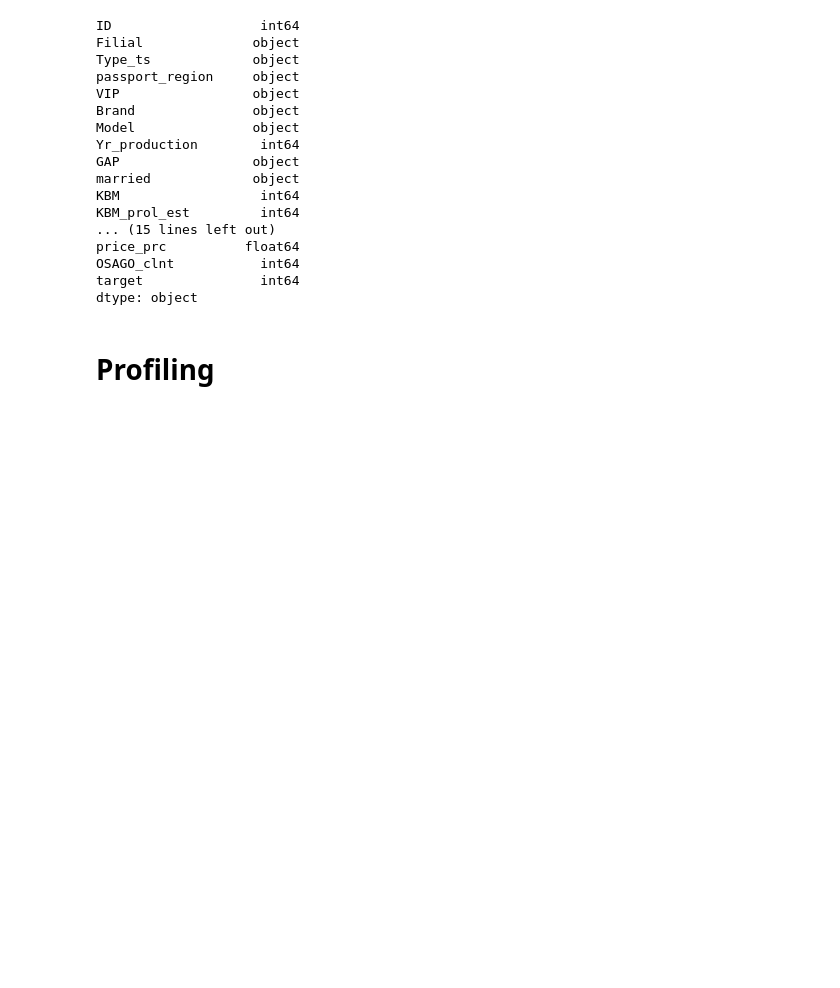
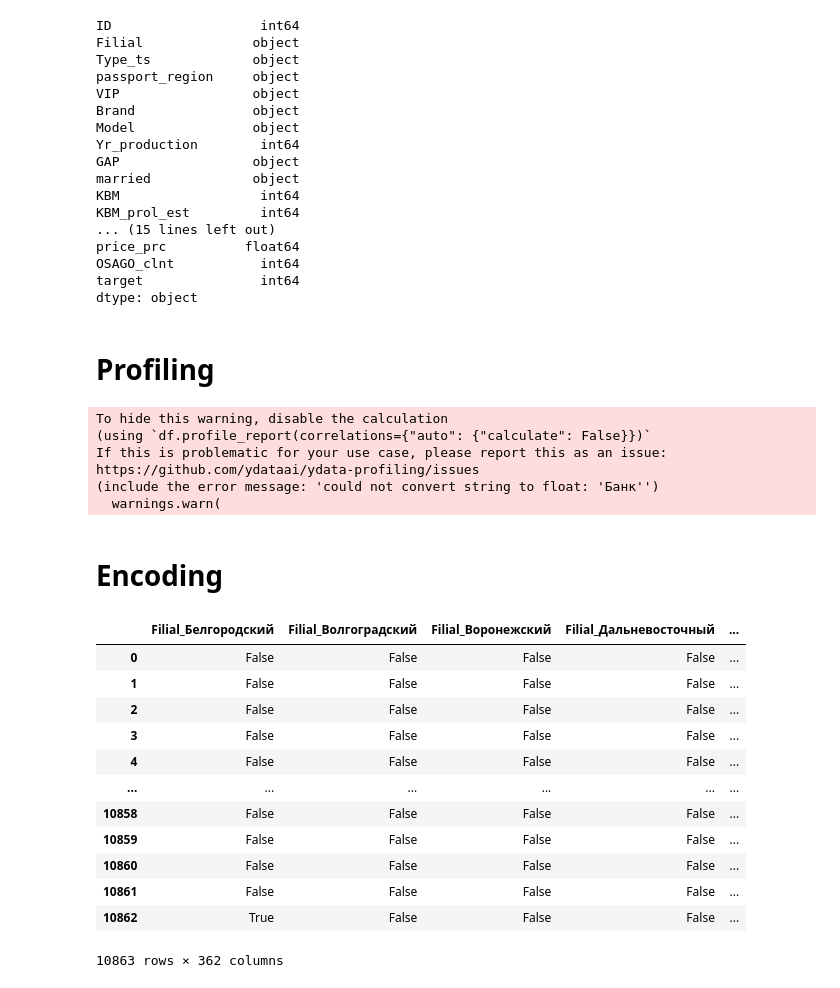
Before and after one commit to damnpav/insurance_task, a Jupyter notebook: notebooks/0_EDA.ipynb, the cells around one changed output. Cells and saved outputs as stored; diff of their text form; code cells hidden in the pictures; blank space fills up the shorter version.

```diff
--- a/notebooks/0_EDA.ipynb
+++ b/notebooks/0_EDA.ipynb
@@ -37,0 +36,13 @@ profile
+# %%
+profile.to_file('profile.html')
+# %% [output]
+To hide this warning, disable the calculation
+(using `df.profile_report(correlations={"auto": {"calculate": False}})`
+If this is problematic for your use case, please report this as an issue:
+https://github.com/ydataai/ydata-profiling/issues
+(include the error message: 'could not convert string to float: 'Банк'')
+  warnings.warn(
+# %% [markdown]
+# Encoding
+# %%
+categorized_data = df[['Filial', 'Type_ts', 'passport_region', 'VIP', 'Brand', 'Model', 'GAP', 'married', 'deduct', 'deduct_amount', 'product', 'Bank', 'channel - map', 'category', 'kvs_type', 'sex']]
@@ -37,0 +51,18 @@ profile
+# %%
+df_encoded = pd.get_dummies(categorized_data)
+# %%
+df_encoded # TODO check hotel task
+# %% [output]
+|  | Filial_Белгородский | Filial_Волгоградский | Filial_Воронежский | Filial_Дальневосточный | ... |
+| 0 | False | False | False | False | ... |
+| 1 | False | False | False | False | ... |
+| 2 | False | False | False | False | ... |
+| 3 | False | False | False | False | ... |
+| 4 | False | False | False | False | ... |
+| ... | ... | ... | ... | ... | ... |
+| 10858 | False | False | False | False | ... |
+| 10859 | False | False | False | False | ... |
+| 10860 | False | False | False | False | ... |
+| 10861 | False | False | False | False | ... |
+| 10862 | True | False | False | False | ... |
+10863 rows × 362 columns
```
Also changed, not shown: parts of 9 cells of this notebook.
